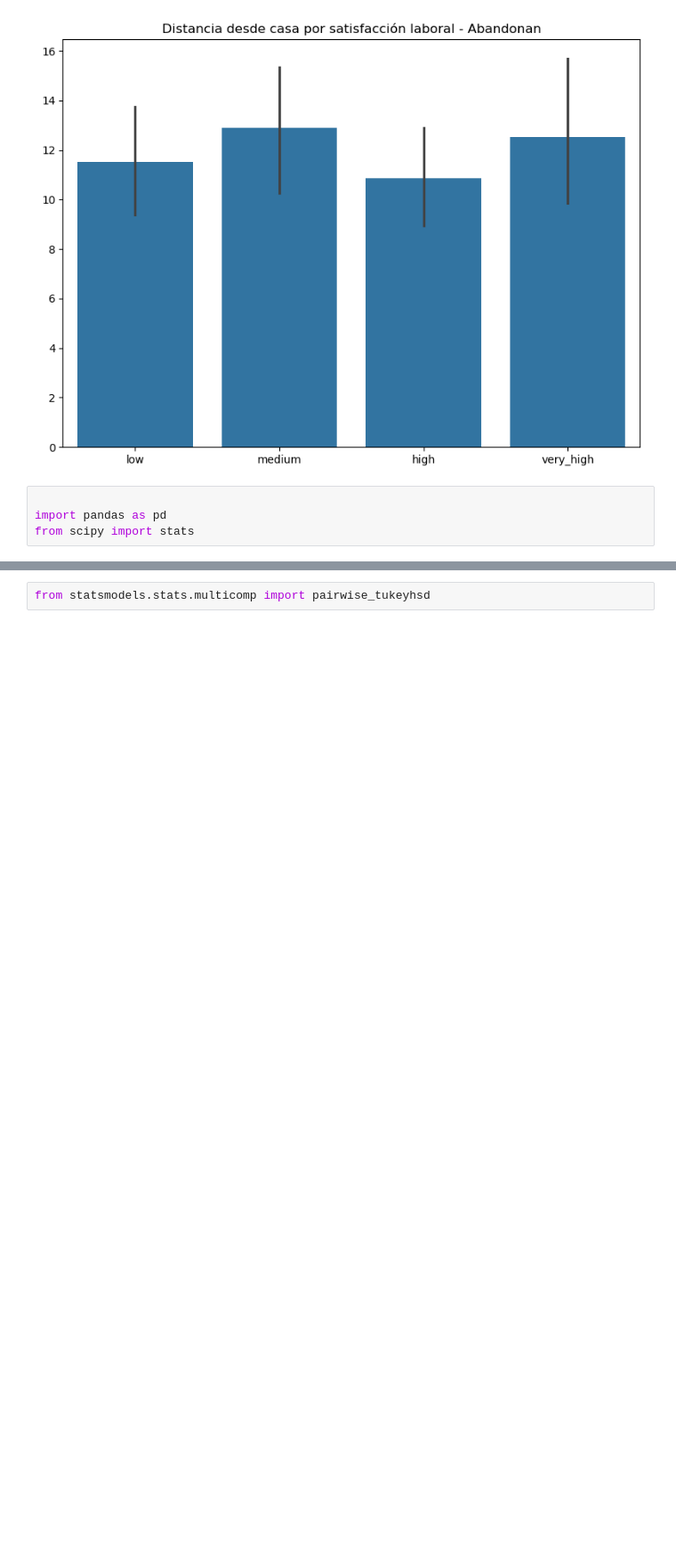
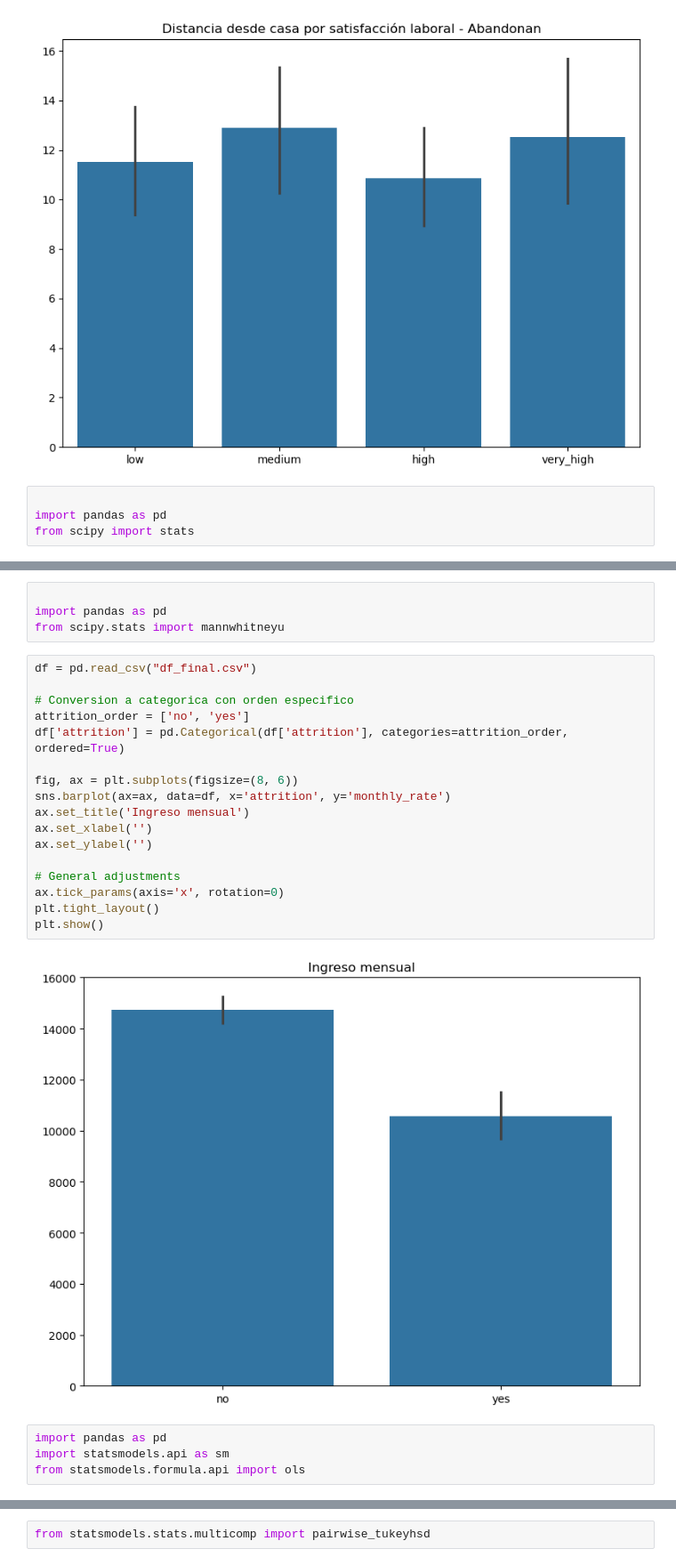
Before and after one commit to xcgrisales/project-da-promo-50-modulo-3-team-4, a Jupyter notebook: 05_visualizaciones_seleccionadas.ipynb, the cells around one changed output, grey strips where cells are left out. Shown at 89% size. Drawn from its saved outputs; the diff is of its cells as text; blank space fills up the shorter version.

Commit message:
cambios finales en la visualización

```diff
--- a/05_visualizaciones_seleccionadas.ipynb
+++ b/05_visualizaciones_seleccionadas.ipynb
@@ -1024,0 +1079,27 @@ else:
+# %%
+
+import pandas as pd
+from scipy.stats import mannwhitneyu
+# %%
+df = pd.read_csv("df_final.csv")
+
+# Conversion a categorica con orden especifico
+attrition_order = ['no', 'yes']
+df['attrition'] = pd.Categorical(df['attrition'], categories=attrition_order, ordered=True)
+
+fig, ax = plt.subplots(figsize=(8, 6))
+sns.barplot(ax=ax, data=df, x='attrition', y='monthly_rate')
+ax.set_title('Ingreso mensual')
+ax.set_xlabel('')
+ax.set_ylabel('')
+
+# General adjustments
+ax.tick_params(axis='x', rotation=0)
+plt.tight_layout()
+plt.show()
+# %% [output]
+[figure, added]
+# %%
+import pandas as pd
+import statsmodels.api as sm
+from statsmodels.formula.api import ols
```
Also changed, not shown: parts of 32 cells of this notebook.
